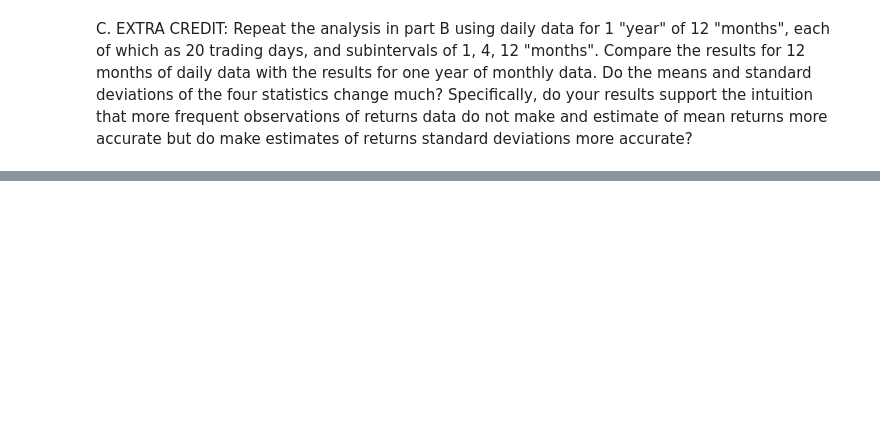
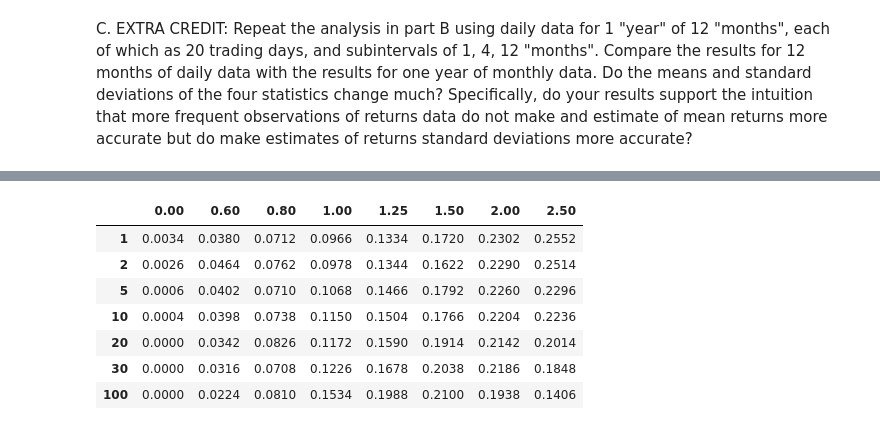
Before and after one commit to thejameszhang/fall2023, a Jupyter notebook: bufn400/homework/BUFN400-bhw04-GBM-log-utiity-02-QUESTIONS.ipynb, the cells around one changed output, grey strips where cells are left out. Drawn from its saved outputs; the diff is of its cells as text; code cells hidden in the pictures; blank space fills up the shorter version.

```diff
--- a/bufn400/homework/BUFN400-bhw04-GBM-log-utiity-02-QUESTIONS.ipynb
+++ b/bufn400/homework/BUFN400-bhw04-GBM-log-utiity-02-QUESTIONS.ipynb
@@ -178,0 +227,8 @@ for year in years:
+# %%
+df3 = pd.DataFrame()
+returns = np.cumprod(paths.pct_change() + 1)
+for year in years:
+    gbm_expected_returns = np.exp(mu * year)
+    sample_returns = np.array(returns.iloc[year * 12 - 1])
+    df3[f"{year} years"] = np.array([np.sum(sample_returns > gbm_expected_returns) / 5000])
+df3
@@ -192,0 +277,47 @@ Consider an investor who allocates his wealth between the stock market portfolio
+# %%
+n_simulations = 5000  # Number of sample paths
+n_years = 100  # Number of years
+n_months = n_years * 12  # Number of months
+interest = 0.01
+inflation = 0.04
+rf = (1 + interest + inflation) / (1 + inflation) - 1
+pi = 0.06
+annual_sigma = 0.2  # Annualized standard deviation of log returns
+monthly_sigma = annual_sigma / np.sqrt(12)
+
+weights = np.array([0, 60, 80, 100, 125, 150, 200, 250]) * 0.01
+non_risky_weights = np.array([weight - 1 if weight > 1 else 0 for weight in weights])
+years = list([1, 2, 5, 10, 20, 30, 100])
+
+df = pd.DataFrame(0, columns=weights, index=years)
+
+years = set(years)
+
+# Simulation
+for _ in range(n_simulations):
+    wealth = np.ones(weights.size)
+
+    for month in range(1, n_months + 1):
+        # Generate some random returns given the mean and sigma.
+        returns = np.random.normal(
+            loc = (rf + (pi * weights) - (rf * non_risky_weights)) / 12,
+            scale = weights * monthly_sigma
+        )
+        wealth *= (1 + returns)
+
+        if month // 12 == ceil(month / 12) and month // 12 in years:
+            year = month // 12
+            idx = np.argmax(wealth)
+            df[weights[idx]][year] += 1
+
+df = df / n_simulations
+df
+# %% [output]
+|  | 0.00 | 0.60 | 0.80 | 1.00 | 1.25 | 1.50 | 2.00 | 2.50 |
+| 1 | 0.0034 | 0.0380 | 0.0712 | 0.0966 | 0.1334 | 0.1720 | 0.2302 | 0.2552 |
+| 2 | 0.0026 | 0.0464 | 0.0762 | 0.0978 | 0.1344 | 0.1622 | 0.2290 | 0.2514 |
+| 5 | 0.0006 | 0.0402 | 0.0710 | 0.1068 | 0.1466 | 0.1792 | 0.2260 | 0.2296 |
+| 10 | 0.0004 | 0.0398 | 0.0738 | 0.1150 | 0.1504 | 0.1766 | 0.2204 | 0.2236 |
+| 20 | 0.0000 | 0.0342 | 0.0826 | 0.1172 | 0.1590 | 0.1914 | 0.2142 | 0.2014 |
+| 30 | 0.0000 | 0.0316 | 0.0708 | 0.1226 | 0.1678 | 0.2038 | 0.2186 | 0.1848 |
+| 100 | 0.0000 | 0.0224 | 0.0810 | 0.1534 | 0.1988 | 0.2100 | 0.1938 | 0.1406 |
```
Also changed, not shown: parts of 12 cells of this notebook, 13 other files.
